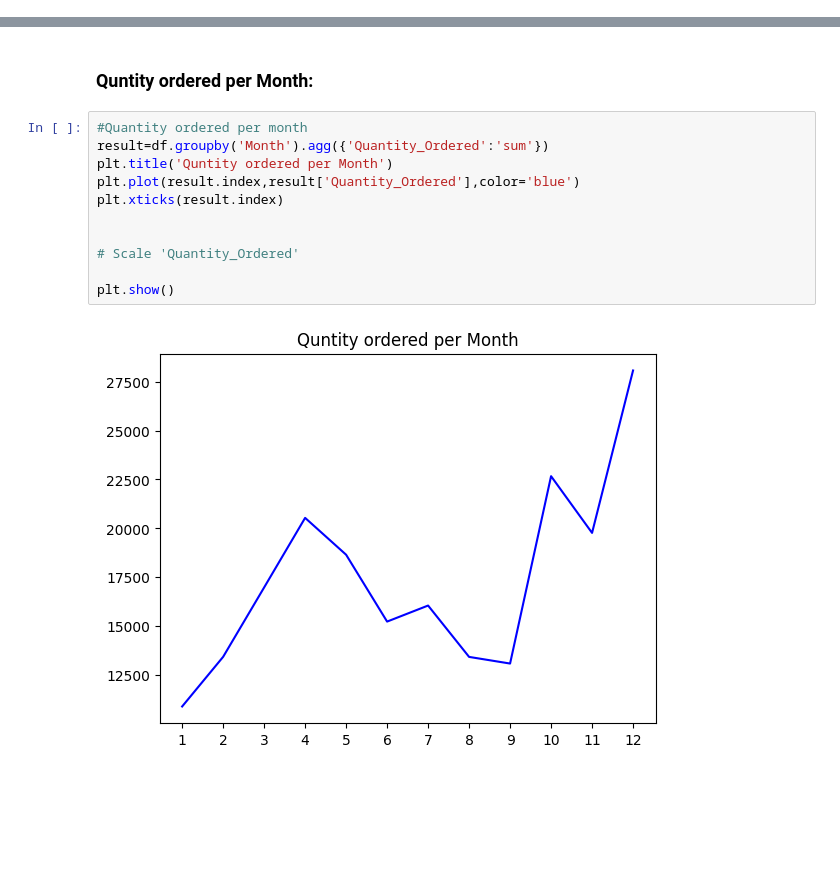
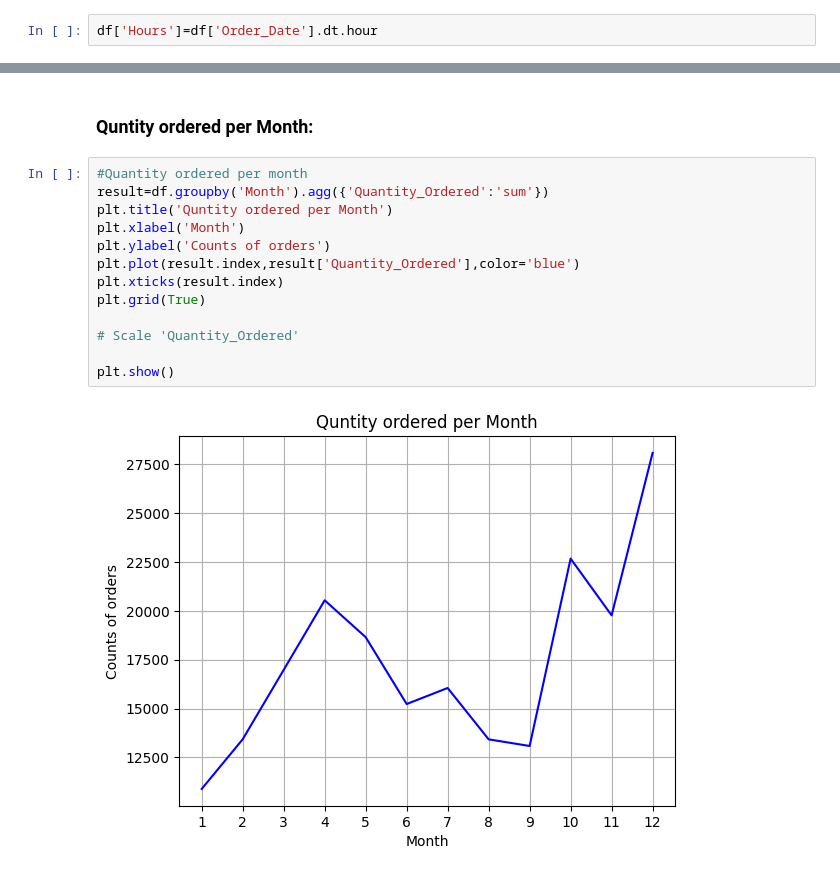
Before and after one commit to MiladAraji/Sale-Data-Analysis, a Jupyter notebook: Project.ipynb, the cells around one changed output, grey strips where cells are left out. Cells and saved outputs as stored; diff of their text form; blank space fills up the shorter version.

Commit message:
Adding chart 20230913_1417

```diff
--- a/Project.ipynb
+++ b/Project.ipynb
@@ -118,6 +118,8 @@ df['Month']=df['Order_Date'].dt.month.astype('int')
 df['City']=df['Purchase_Address'].str.split(',').str[1]
 #adding State:
 df['State']=df['Purchase_Address'].str.split(',').str[2].str.split().str[0]
+# %%
+df['Hours']=df['Order_Date'].dt.hour
 # %%
 display(df.dtypes)
 df.head()
@@ -179,13 +185,15 @@ plt.show()
 # %%
 #Quantity ordered per month
 result=df.groupby('Month').agg({'Quantity_Ordered':'sum'})
 plt.title('Quntity ordered per Month')
+plt.xlabel('Month')
+plt.ylabel('Counts of orders')
 plt.plot(result.index,result['Quantity_Ordered'],color='blue')
 plt.xticks(result.index)
-
+plt.grid(True)
 
 # Scale 'Quantity_Ordered'
 
 plt.show()
 # %% [output]
-[figure, old version]
+[figure, new version]
```
Also changed, not shown: parts of 17 cells of this notebook.
